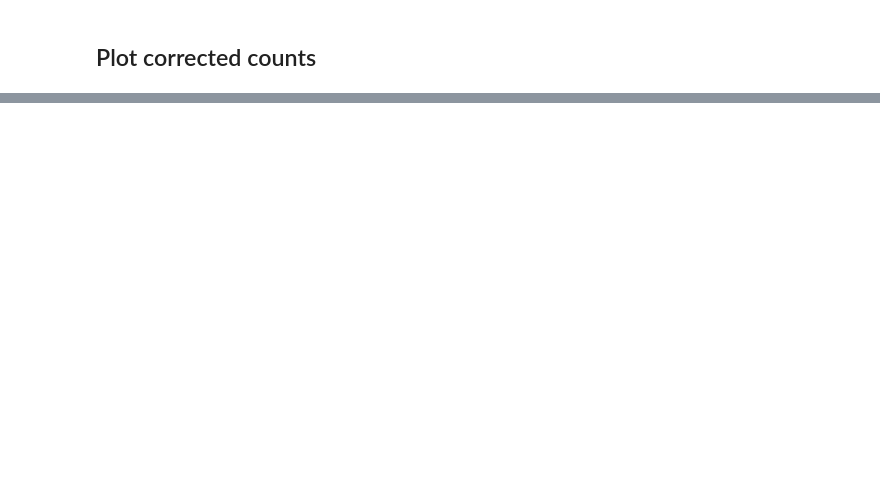
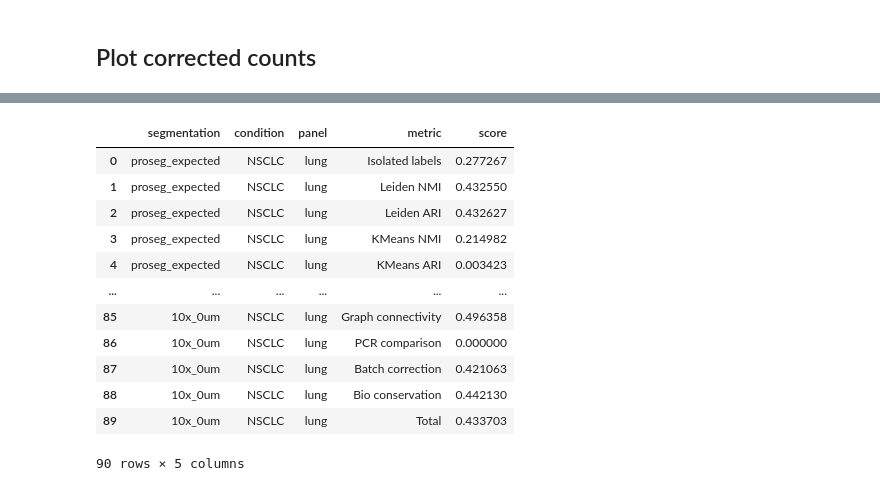
Before and after one commit to bdsc-tds/Bilous2025, a Jupyter notebook: workflow/notebooks/xenium/1-xenium_scib_metrics.ipynb, the cells around one changed output, grey strips where cells are left out. Drawn from its saved outputs; the diff is of its cells as text; code cells hidden in the pictures; blank space fills up the shorter version.

```diff
--- a/workflow/notebooks/xenium/1-xenium_scib_metrics.ipynb
+++ b/workflow/notebooks/xenium/1-xenium_scib_metrics.ipynb
@@ -461,0 +349,27 @@ plt.show()
+# %%
+df = {}
+for segmentation in (segmentations := std_seurat_analysis_dir.iterdir()):
+
+    k = (segmentation.stem,condition,panel)#,normalisation)
+    name = '/'.join(k)
+    scib_metrics_file = results_dir / f"scib_metrics_panel_corrected_counts_old/{name}/scib_metrics_{layer}_{reference}_{method}_{level}_{n_comps=}_{max_n_cells=}.parquet"
+    if scib_metrics_file.exists():
+        df[k] = pd.read_parquet(scib_metrics_file).squeeze()
+df = pd.concat(df).reset_index()
+df.columns = xenium_levels[:-3]+xenium_levels[-2:]
+# %%
+df
+# %% [output]
+|  | segmentation | condition | panel | metric | score |
+| 0 | proseg_expected | NSCLC | lung | Isolated labels | 0.277267 |
+| 1 | proseg_expected | NSCLC | lung | Leiden NMI | 0.432550 |
+| 2 | proseg_expected | NSCLC | lung | Leiden ARI | 0.432627 |
+| 3 | proseg_expected | NSCLC | lung | KMeans NMI | 0.214982 |
+| 4 | proseg_expected | NSCLC | lung | KMeans ARI | 0.003423 |
+| ... | ... | ... | ... | ... | ... |
+| 85 | 10x_0um | NSCLC | lung | Graph connectivity | 0.496358 |
+| 86 | 10x_0um | NSCLC | lung | PCR comparison | 0.000000 |
+| 87 | 10x_0um | NSCLC | lung | Batch correction | 0.421063 |
+| 88 | 10x_0um | NSCLC | lung | Bio conservation | 0.442130 |
+| 89 | 10x_0um | NSCLC | lung | Total | 0.433703 |
+90 rows × 5 columns
```
Also changed, not shown: parts of 4 cells of this notebook, 13 other files.
